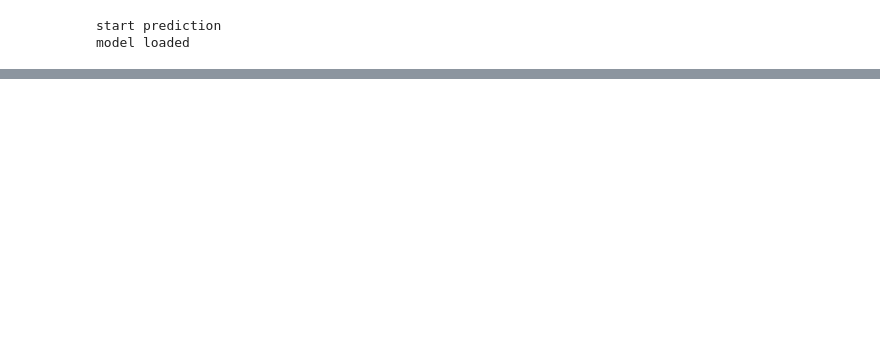
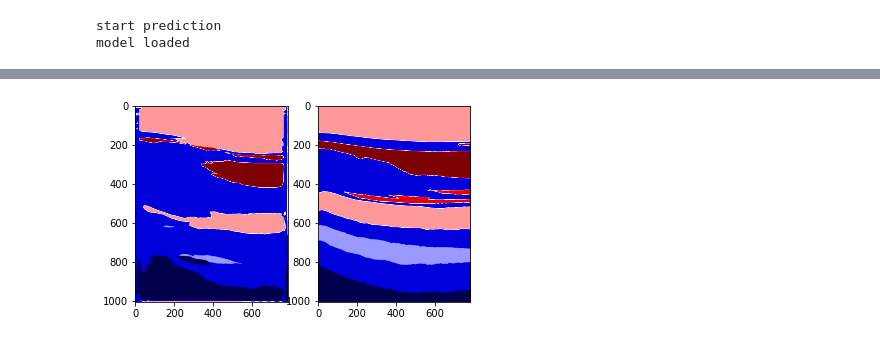
Before and after one commit to armercier/seismic-Facies-Identification, a Jupyter notebook: playground.ipynb, the cells around one changed output, grey strips where cells are left out. Saved outputs shown, nothing was run; the diff lists cells and outputs as text; code cells hidden in the pictures; blank space fills up the shorter version.

```diff
--- a/playground.ipynb
+++ b/playground.ipynb
@@ -41,0 +44,3 @@ del adjusted_test_img
+# %%
+X_train, X_test, y_train, y_test = train_test_split(train.transpose(2,0,1), labels.transpose(2,0,1),test_size=0.33, random_state=42)
+X_train, X_test, y_train, y_test = X_train.transpose(1,2,0), X_test.transpose(1,2,0), y_train.transpose(1,2,0), y_test.transpose(1,2,0)
@@ -295,0 +291,4 @@ TypeError: softmax() received an invalid combination of arguments - got (Tensor)
+# %%
+from sklearn.metrics import f1_score
+pred_small_40 = np.load('prediction_small.npz', allow_pickle=True, mmap_mode='r')
+pred_small_40 = pred_small_40['prediction']
@@ -295,0 +314,8 @@ TypeError: softmax() received an invalid combination of arguments - got (Tensor)
+# %%
+fig, axs = plt.subplots(1,2)
+axs[0].imshow(pred_small_40[:,:,150],cmap='seismic')
+
+axs[1].imshow(y_test[:,:,150],cmap='seismic')
+plt.show()
+# %% [output]
+[figure, added]
```
Also changed, not shown: parts of 18 cells of this notebook, 1 other file.
